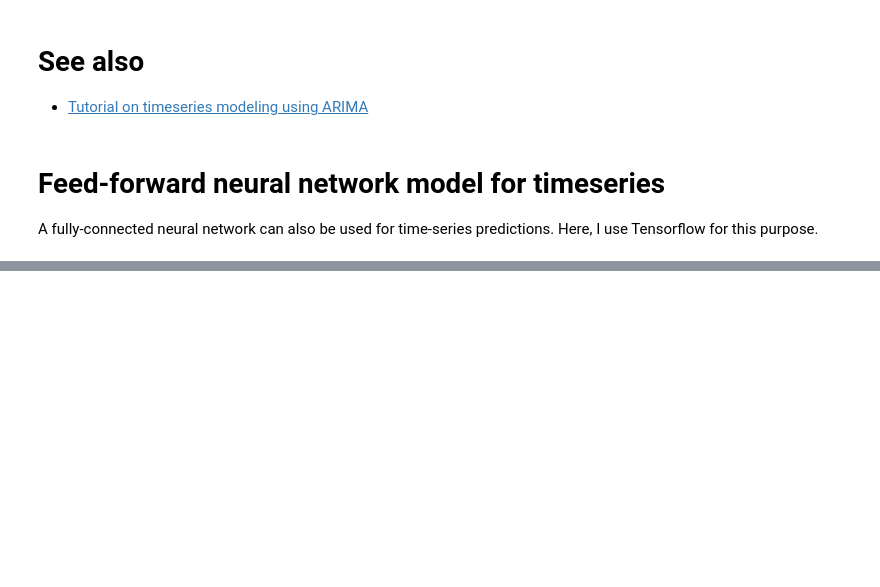
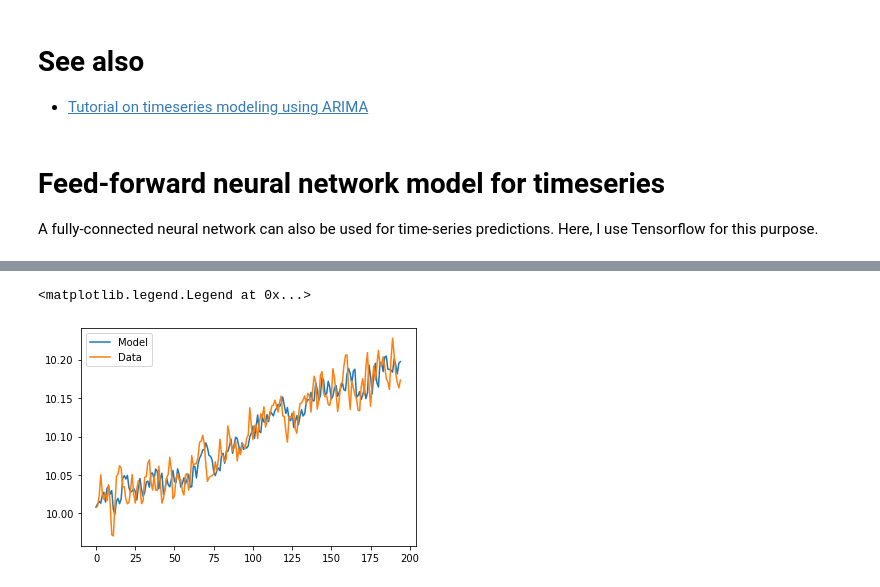
Before and after one commit to vivecalindahl/timeseries-prediction, a Jupyter notebook: timeseries-forecasting.ipynb, the cells around one changed output, grey strips where cells are left out. Drawn from its saved outputs; the diff is of its cells as text; code cells hidden in the pictures; blank space fills up the shorter version.

```diff
--- a/timeseries-forecasting.ipynb
+++ b/timeseries-forecasting.ipynb
@@ -500,0 +653,19 @@ _________________________________________________________________
+# %%
+# Make predictions for whole dataset
+# Note: need batch_size >= 1 , model expects it.
+ds_pred = make_dataset(x, window_size=window_size, batch_size=1)
+
+# Split input ("x") and output ("y")
+# y is the target
+ds_x = ds_pred.map(lambda x, y: x)
+ds_y = ds_pred.map(lambda x, y: y)
+
+# Flatten the output as much as possible to be compatible with the output of `model.predict`
+ds_y = ds_y.unbatch()
+try:
+    ds_y = ds_y.unbatch()
+except:
+    pass
+
+#y = list(ds_y.as_numpy_iterator())
+y = np.fromiter(ds_y.as_numpy_iterator(), dtype=ds_y.element_spec.dtype.as_numpy_dtype)
@@ -500,0 +687,12 @@ _________________________________________________________________
+# %%
+yhat = model.predict(ds_x).ravel()
+assert yhat.shape == y.shape
+# %%
+start=0
+s = slice(start, None)
+plt.plot(yhat[s], '-', label='Model')
+plt.plot(y[s], '-', label='Data')
+plt.legend()
+# %% [output]
+<matplotlib.legend.Legend at 0x...>
+[figure, added]
```
Also changed, not shown: parts of 47 cells of this notebook.
